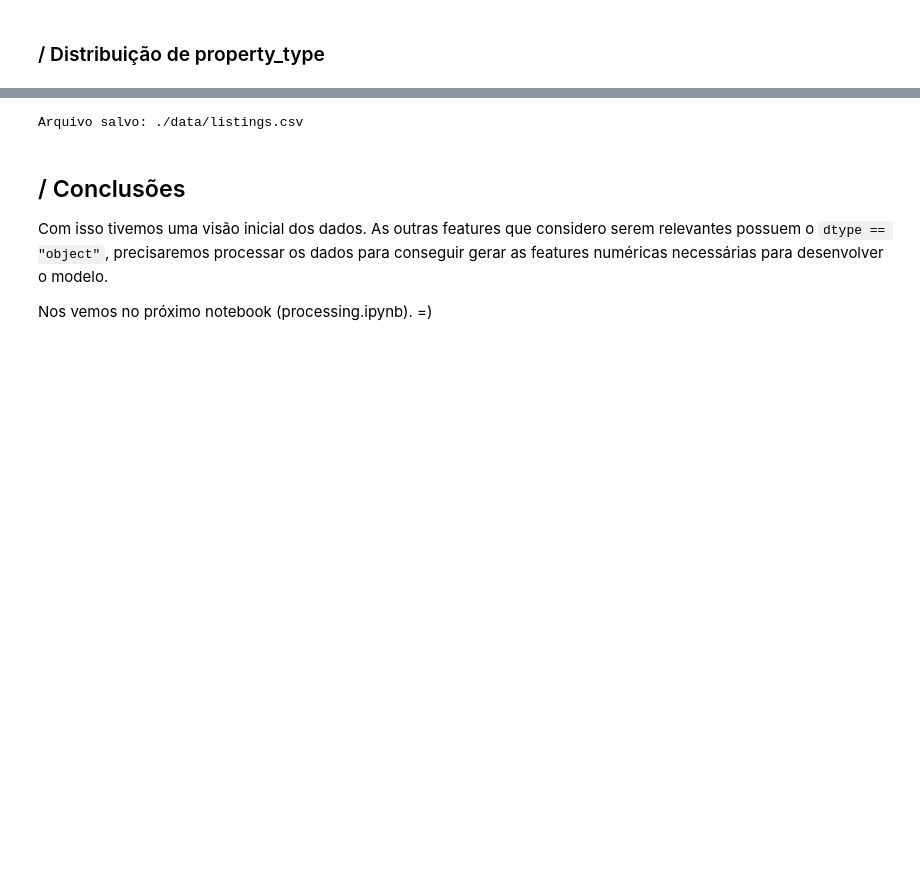
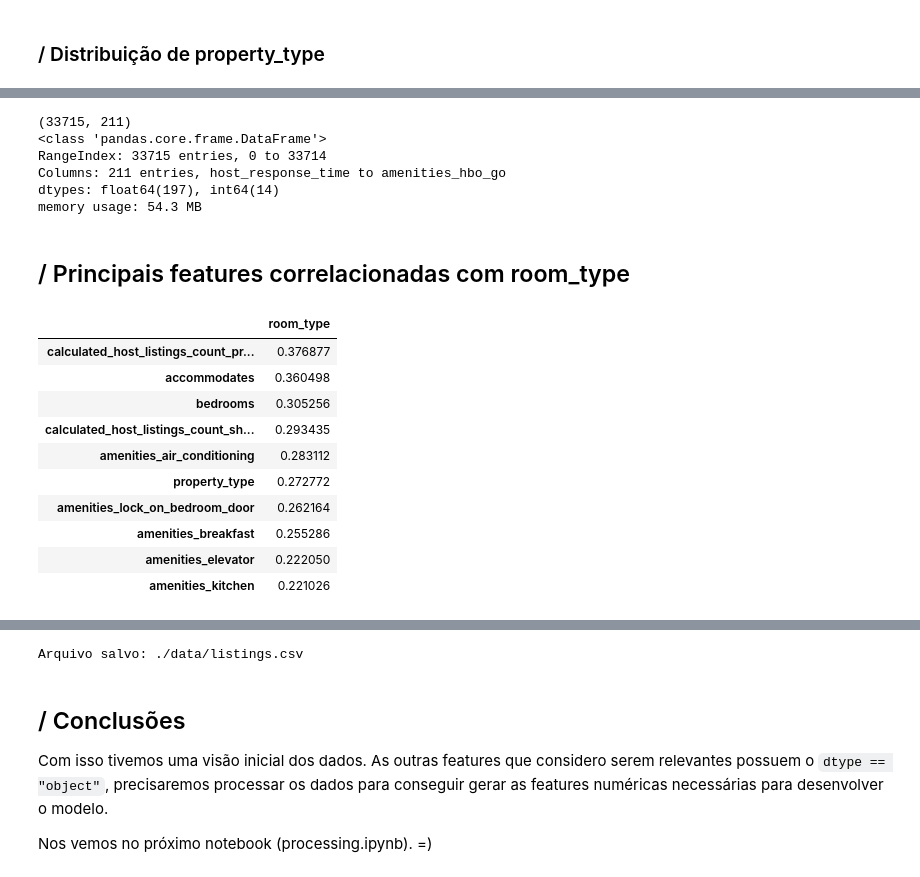
Before and after one commit to DougTrajano/ds-airbnb-rio, a Jupyter notebook: exploratory-analysis.ipynb, the cells around one changed output, grey strips where cells are left out. Saved outputs shown, nothing was run; the diff lists cells and outputs as text; code cells hidden in the pictures; blank space fills up the shorter version.

```diff
--- a/exploratory-analysis.ipynb
+++ b/exploratory-analysis.ipynb
@@ -27,7 +28,7 @@ init_notebook_mode(connected=True)
 # %% [markdown]
 ## / load dataset
 # %%
-df_listings = utilis_script.get_data(origin="listings")
+df_listings = ps.get_data(origin="listings")
 df_listings.info()
 # %% [output]
 <class 'pandas.core.frame.DataFrame'>
@@ -421,28 +468,0 @@ neighbourhood - 99
-# %%
-df_listings = df
-
-df_temp = df_listings[["property_type", "room_type", "host_is_superhost"]].groupby(["room_type", "property_type"]).count()
-df_temp = pd.DataFrame(df_temp).reset_index()
-
-y_values = df_temp["property_type"].unique().tolist()
-
-temp = {}
-for each in y_values:
-    y_lst = []
-    for room_type in room_types:
-        try:
-            value = df_temp[(df_temp["property_type"] == each) &
-                            (df_temp["room_type"] == room_type)]["host_is_superhost"].values[0]
-        except:
-            value = 0
-        finally:
-            y_lst.append(value)
-    temp[each] = y_lst
-
-fig = go.Figure()
-
-for each in y_values:
-    fig.add_trace(go.Bar(x=room_types, y=temp[each], name=each))
-
-fig.update_layout(barmode='stack', template="seaborn", title="Distribuição de property_type / room_type")
-fig.show()
@@ -450,0 +493,34 @@ fig.show()
+# %%
+df_listings = processing(df_listings, del_features=True, cat_features=True, fillna=True)
+print(df_listings.shape)
+df_listings.info()
+# %% [output]
+(33715, 211)
+<class 'pandas.core.frame.DataFrame'>
+RangeIndex: 33715 entries, 0 to 33714
+Columns: 211 entries, host_response_time to amenities_hbo_go
+dtypes: float64(197), int64(14)
+memory usage: 54.3 MB
+# %% [markdown]
+## / Principais features correlacionadas com room_type
+# %%
+#Correlation with TARGET variable
+cor = df_listings.corr()
+cor_target = abs(cor["room_type"])
+
+#Selecting highly correlated features
+relevant_features = cor_target[cor_target>0.05].sort_values(ascending=False)
+relevant_features = pd.DataFrame(relevant_features[1:])
+relevant_features.head(10)
+# %% [output]
+|  | room_type |
+| calculated_host_listings_count_pr... | 0.376877 |
+| accommodates | 0.360498 |
+| bedrooms | 0.305256 |
+| calculated_host_listings_count_sh... | 0.293435 |
+| amenities_air_conditioning | 0.283112 |
+| property_type | 0.272772 |
+| amenities_lock_on_bedroom_door | 0.262164 |
+| amenities_breakfast | 0.255286 |
+| amenities_elevator | 0.222050 |
+| amenities_kitchen | 0.221026 |
```
Also changed, not shown: parts of 16 cells of this notebook, 5 other files.
